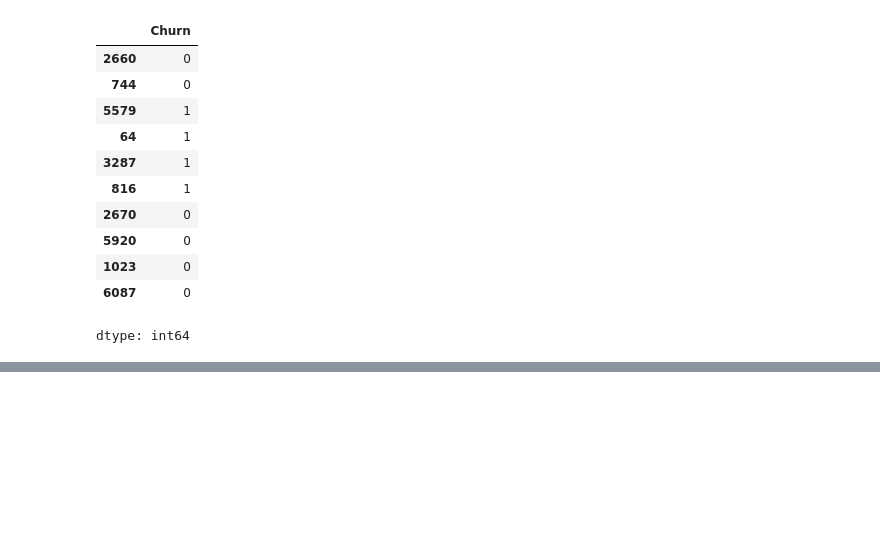
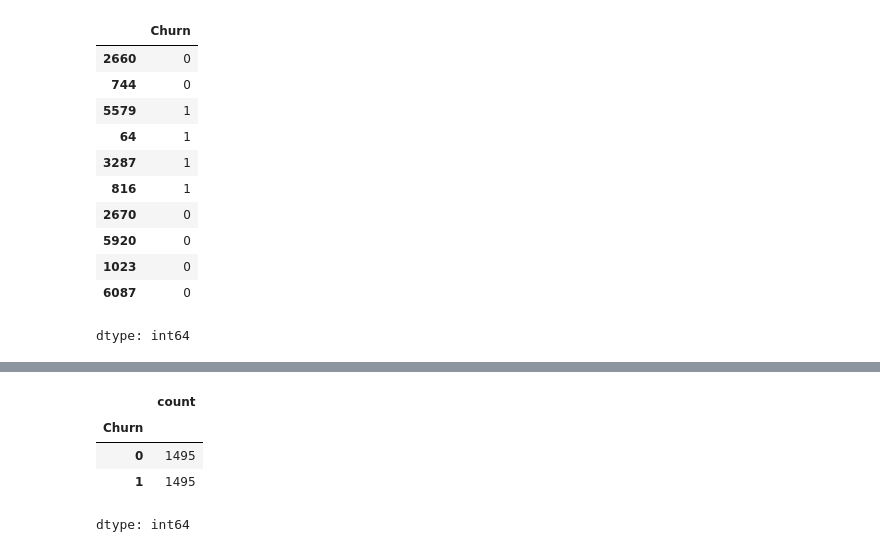
Before and after one commit to Thebluesky303/Neural-Network, a Jupyter notebook: Customer churn prediction/customer_churn_prediction.ipynb, the cells around one changed output, grey strips where cells are left out. Drawn from its saved outputs; the diff is of its cells as text; code cells hidden in the pictures; blank space fills up the shorter version.

```diff
--- a/Customer churn prediction/customer_churn_prediction.ipynb
+++ b/Customer churn prediction/customer_churn_prediction.ipynb
@@ -519,0 +542,7 @@ Text(95.72222222222221, 0.5, 'Truth')
+# %%
+#class count
+count_class_0, count_class_1 = df1.Churn.value_counts()
+
+#divided by class
+df_class_0 = df1[df1['Churn'] == 0]
+df_class_1 = df1[df1['Churn'] == 1]
@@ -519,0 +557,6 @@ Text(95.72222222222221, 0.5, 'Truth')
+# %%
+df_class_0_under = df_class_0.sample(count_class_1)
+df_test_under = pd.concat([df_class_0_under, df_class_1], axis=0)
+
+print("total class of 1 and 0:",df1['Churn'].value_counts())
+print("total class of 0 and 1:",df_test_under['Churn'].value_counts())
@@ -519,0 +572,18 @@ Text(95.72222222222221, 0.5, 'Truth')
+# %%
+df_test_under_encoded = pd.get_dummies(
+    data=df_test_under,
+    columns=['InternetService', 'Contract', 'PaymentMethod'],
+    dtype=int
+)
+X = df_test_under_encoded.drop('Churn', axis=1)
+y = df_test_under_encoded.Churn
+
+X_train, X_test, y_train, y_test = train_test_split(X, y, test_size=0.2, random_state=15, stratify=y)
+# %%
+y_train.value_counts()
+# %% [output]
+|  | count |
+| Churn |  |
+| 0 | 1495 |
+| 1 | 1495 |
+dtype: int64
```
Also changed, not shown: parts of 32 cells of this notebook.
